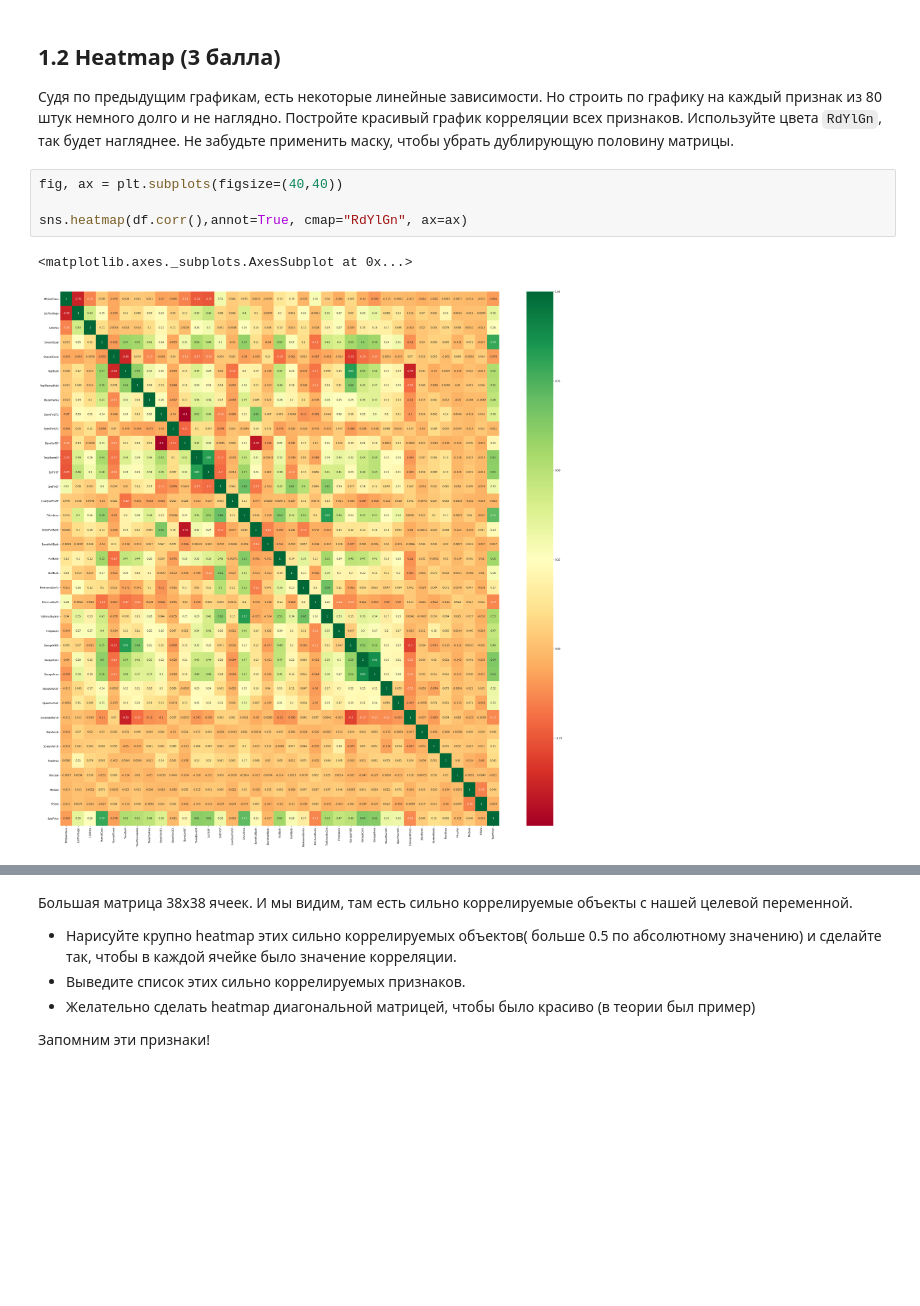
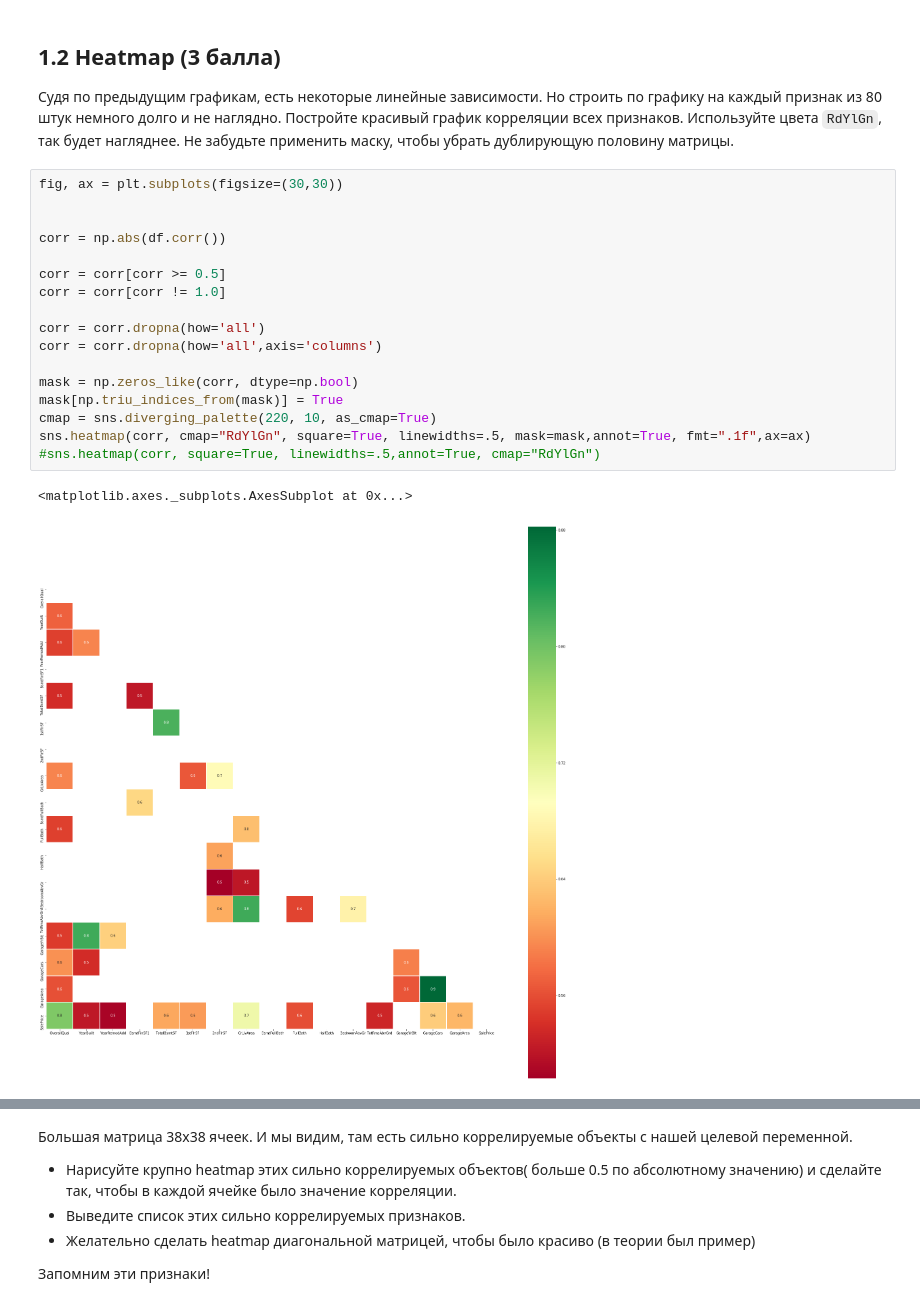
Before and after one commit to Agotsulov/ML-7bits, a Jupyter notebook: week06_workshop_06-01-linear-regression-homework.ipynb, the cells around one changed output, grey strips where cells are left out. Saved outputs shown, nothing was run; the diff lists cells and outputs as text; blank space fills up the shorter version.

```diff
--- a/week06_workshop_06-01-linear-regression-homework.ipynb
+++ b/week06_workshop_06-01-linear-regression-homework.ipynb
@@ -227,10 +230,23 @@ sns.boxplot(data=df, x='YearBuilt', y='SalePrice', ax=ax)
 ## 1.2 Heatmap (3 балла)
 
 Судя по предыдущим графикам, есть некоторые линейные зависимости. Но строить по графику на каждый признак из 80 штук немного долго и не наглядно. Постройте красивый график корреляции всех признаков. Используйте цвета `RdYlGn`, так будет нагляднее. Не забудьте применить маску, чтобы убрать дублирующую половину матрицы.
-# %%
-fig, ax = plt.subplots(figsize=(40,40))
-
-sns.heatmap(df.corr(),annot=True, cmap="RdYlGn", ax=ax)
-# %% [output]
-<matplotlib.axes._subplots.AxesSubplot at 0x...>
-[figure, removed]
+# %%
+fig, ax = plt.subplots(figsize=(30,30))
+
+
+corr = np.abs(df.corr())
+
+corr = corr[corr >= 0.5]
+corr = corr[corr != 1.0]
+
+corr = corr.dropna(how='all')
+corr = corr.dropna(how='all',axis='columns')
+
+mask = np.zeros_like(corr, dtype=np.bool)
+mask[np.triu_indices_from(mask)] = True
+cmap = sns.diverging_palette(220, 10, as_cmap=True)
+sns.heatmap(corr, cmap="RdYlGn", square=True, linewidths=.5, mask=mask,annot=True, fmt=".1f",ax=ax)
+#sns.heatmap(corr, square=True, linewidths=.5,annot=True, cmap="RdYlGn")
+# %% [output]
+<matplotlib.axes._subplots.AxesSubplot at 0x...>
+[figure, added]
```
Also changed, not shown: parts of 5 cells of this notebook.
